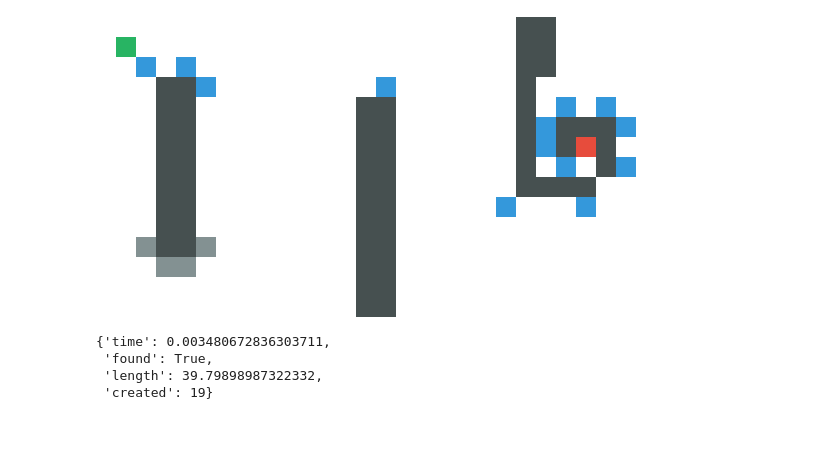
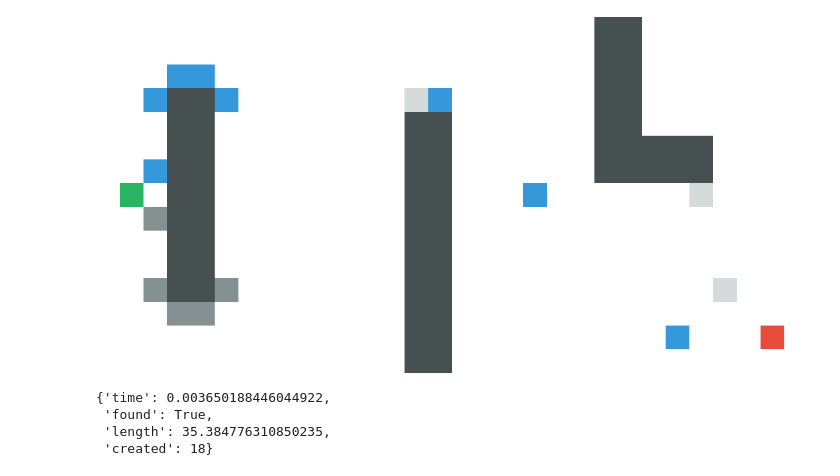
Before and after one commit to Ilyabasharov/path_planning, a Jupyter notebook: main.ipynb, the cells around one changed output. Saved outputs shown, nothing was run; the diff lists cells and outputs as text; code cells hidden in the pictures; blank space fills up the shorter version.

```diff
--- a/main.ipynb
+++ b/main.ipynb
@@ -69,3 +78,14 @@ simpleTest(
+# %%
+prune = NoPruning()
+solver = JPS(diagonalDistance, prune)
+prune.preprocess(solver.getForsedDirections, grid)
+simpleTest(solver, prune, findPathBase, grid, startNode, goalNode, OpenList, ClosedList)
+# %% [output]
+[figure, added]
+{'time': 0.003650188446044922,
+ 'found': True,
+ 'length': 35.384776310850235,
+ 'created': 18}
 # %%
 height = 15
 width = 30
@@ -90,20 +110,3 @@ iStart = 1
 jStart = 1
 iGoal = 6
 jGoal = 24
-# %%
-simpleTest(
-    JPS(diagonalDistance),
-    findPathBase,
-    mapstr,
-    height, width,
-    iStart, jStart,
-    iGoal, jGoal,
-    OpenList,
-    ClosedList,
-)
-# %% [output]
-[figure, removed]
-{'time': 0.003480672836303711,
- 'found': True,
- 'length': 39.79898987322332,
- 'created': 19}
```
Also changed, not shown: parts of 14 cells of this notebook, 12 other files.
